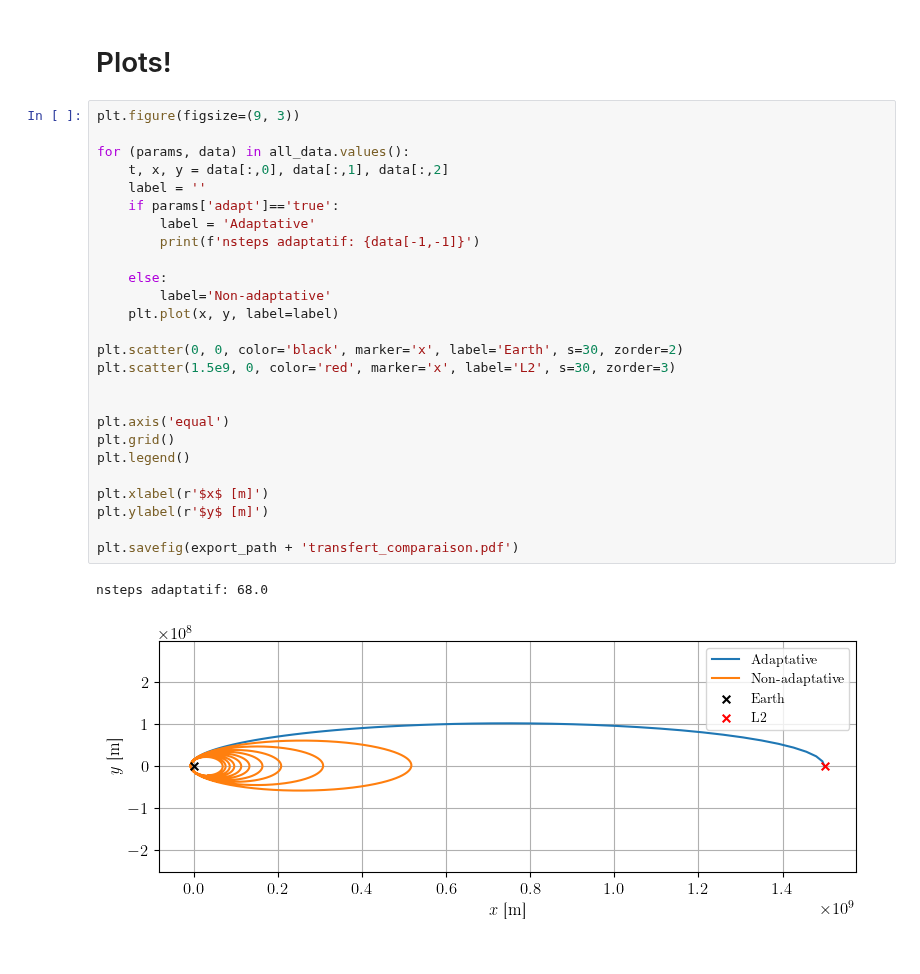
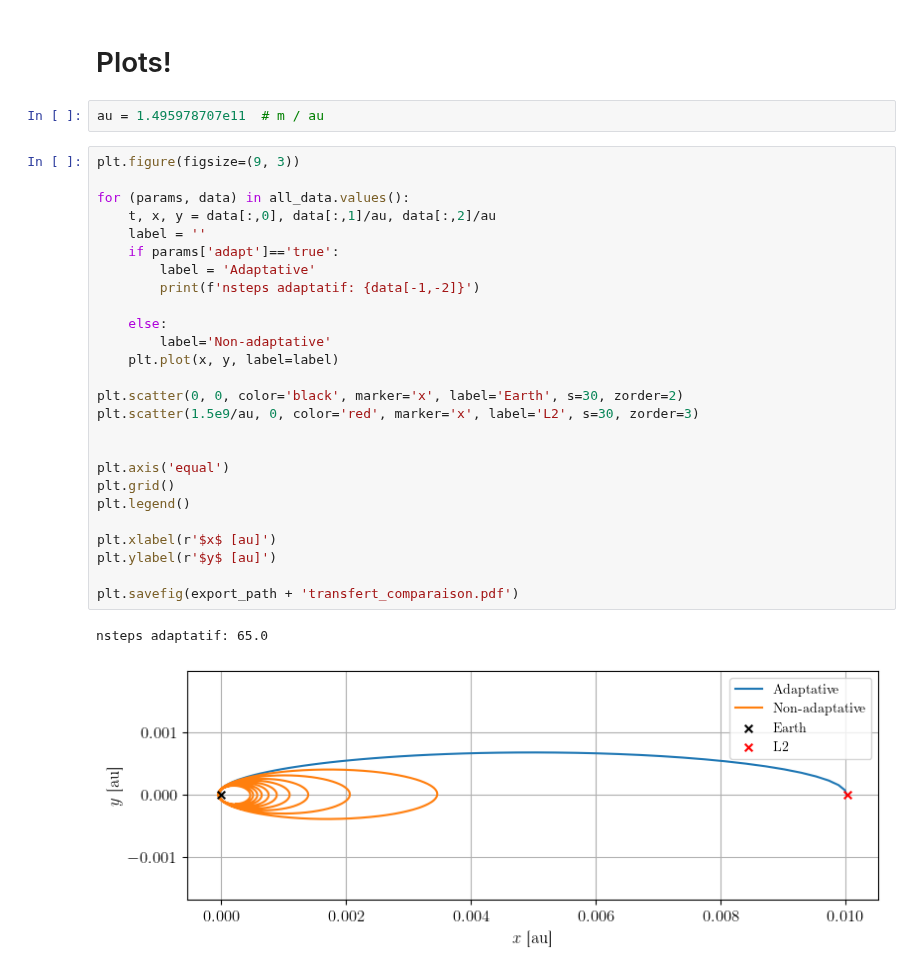
Before and after one commit to TomVdt/PhysNum, a Jupyter notebook: exercice3/analysis/analysis3ai.ipynb, the cells around one changed output. Drawn from its saved outputs; the diff is of its cells as text.

```diff
--- a/exercice3/analysis/analysis3ai.ipynb
+++ b/exercice3/analysis/analysis3ai.ipynb
@@ -68,35 +60,37 @@ for file, params in zip(outputs, all_params):
     all_data[file] = (params, np.copy(data))
 # %% [markdown]
 # Plots!
+# %%
+au = 1.495978707e11  # m / au
 # %%
 plt.figure(figsize=(9, 3))
 
 for (params, data) in all_data.values():
-    t, x, y = data[:,0], data[:,1], data[:,2]
+    t, x, y = data[:,0], data[:,1]/au, data[:,2]/au
     label = ''
     if params['adapt']=='true':
         label = 'Adaptative'
-        print(f'nsteps adaptatif: {data[-1,-1]}')
+        print(f'nsteps adaptatif: {data[-1,-2]}')
 
     else:
         label='Non-adaptative'
     plt.plot(x, y, label=label)
 
 plt.scatter(0, 0, color='black', marker='x', label='Earth', s=30, zorder=2)
-plt.scatter(1.5e9, 0, color='red', marker='x', label='L2', s=30, zorder=3)
+plt.scatter(1.5e9/au, 0, color='red', marker='x', label='L2', s=30, zorder=3)
 
 
 plt.axis('equal')
 plt.grid()
 plt.legend()
 
-plt.xlabel(r'$x$ [m]')
-plt.ylabel(r'$y$ [m]')
+plt.xlabel(r'$x$ [au]')
+plt.ylabel(r'$y$ [au]')
 
 plt.savefig(export_path + 'transfert_comparaison.pdf')
 # %% [output]
-nsteps adaptatif: 68.0
+nsteps adaptatif: 65.0
-[figure, old version]
+[figure, new version]
 # %%
 for (params, data) in all_data.values():
     t, energy = data[:,0], data[:,5]
```
Also changed, not shown: parts of 3 cells of this notebook, 3 other files.
